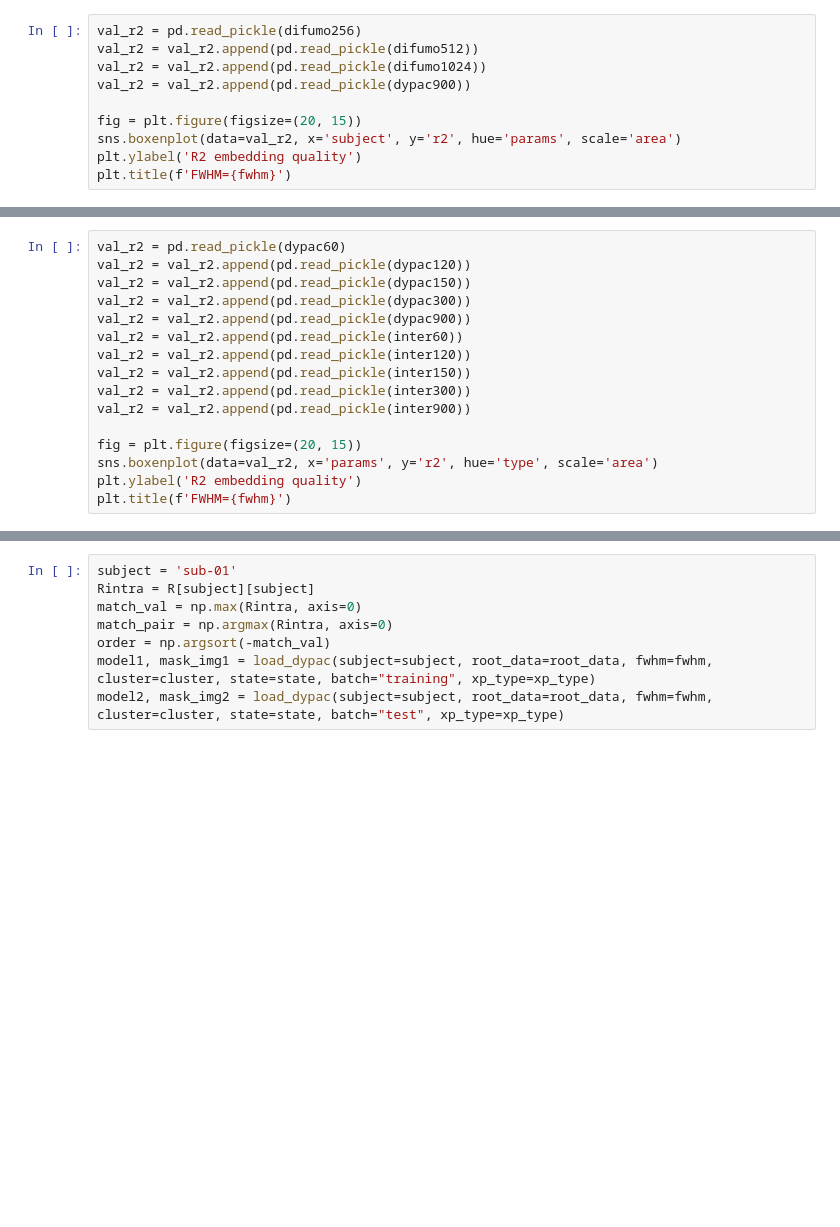
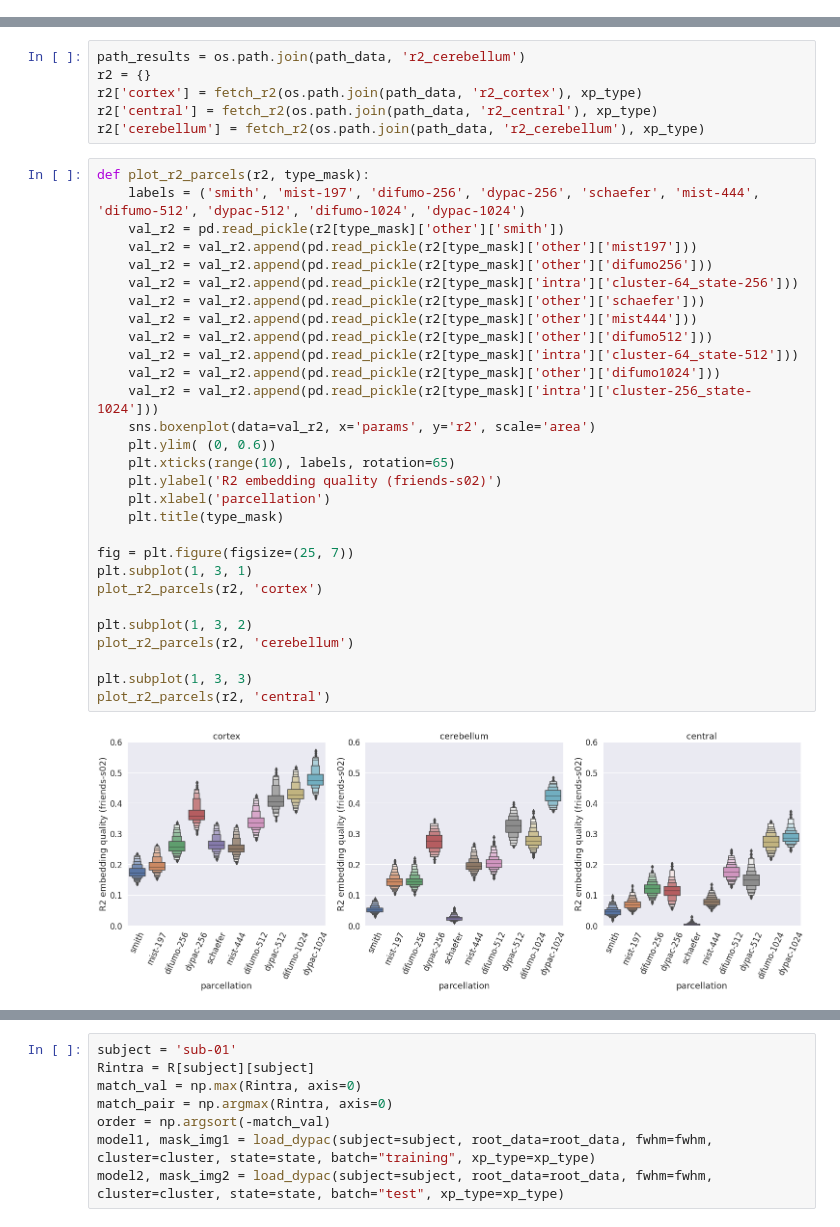
Before and after one commit to courtois-neuromod/cneuromod_embeddings, a Jupyter notebook: cneuromod_embeddings/friends-s02_all_experiments.ipynb, the cells around one changed output, grey strips where cells are left out. Saved outputs shown, nothing was run; the diff lists cells and outputs as text; blank space fills up the shorter version.

```diff
--- a/cneuromod_embeddings/friends-s02_all_experiments.ipynb
+++ b/cneuromod_embeddings/friends-s02_all_experiments.ipynb
@@ -165,10 +2,0 @@ smith70 = os.path.join(path_results, f'r2_fwhm-smith_fwhm-{fwhm}.p')
-# %%
-val_r2 = pd.read_pickle(difumo256)
-val_r2 = val_r2.append(pd.read_pickle(difumo512))
-val_r2 = val_r2.append(pd.read_pickle(difumo1024))
-val_r2 = val_r2.append(pd.read_pickle(dypac900))
-
-fig = plt.figure(figsize=(20, 15))
-sns.boxenplot(data=val_r2, x='subject', y='r2', hue='params', scale='area')
-plt.ylabel('R2 embedding quality')
-plt.title(f'FWHM={fwhm}')
@@ -175,16 +21,37 @@ plt.title(f'FWHM={fwhm}')
+# %%
+path_results = os.path.join(path_data, 'r2_cerebellum')
+r2 = {}
+r2['cortex'] = fetch_r2(os.path.join(path_data, 'r2_cortex'), xp_type)
+r2['central'] = fetch_r2(os.path.join(path_data, 'r2_central'), xp_type)
+r2['cerebellum'] = fetch_r2(os.path.join(path_data, 'r2_cerebellum'), xp_type)
 # %%
-val_r2 = pd.read_pickle(dypac60)
-val_r2 = val_r2.append(pd.read_pickle(dypac120))
-val_r2 = val_r2.append(pd.read_pickle(dypac150))
-val_r2 = val_r2.append(pd.read_pickle(dypac300))
-val_r2 = val_r2.append(pd.read_pickle(dypac900))
-val_r2 = val_r2.append(pd.read_pickle(inter60))
-val_r2 = val_r2.append(pd.read_pickle(inter120))
-val_r2 = val_r2.append(pd.read_pickle(inter150))
-val_r2 = val_r2.append(pd.read_pickle(inter300))
-val_r2 = val_r2.append(pd.read_pickle(inter900))
+def plot_r2_parcels(r2, type_mask):
+    labels = ('smith', 'mist-197', 'difumo-256', 'dypac-256', 'schaefer', 'mist-444', 'difumo-512', 'dypac-512', 'difumo-1024', 'dypac-1024')
+    val_r2 = pd.read_pickle(r2[type_mask]['other']['smith'])
+    val_r2 = val_r2.append(pd.read_pickle(r2[type_mask]['other']['mist197']))
+    val_r2 = val_r2.append(pd.read_pickle(r2[type_mask]['other']['difumo256']))
+    val_r2 = val_r2.append(pd.read_pickle(r2[type_mask]['intra']['cluster-64_state-256']))
+    val_r2 = val_r2.append(pd.read_pickle(r2[type_mask]['other']['schaefer']))
+    val_r2 = val_r2.append(pd.read_pickle(r2[type_mask]['other']['mist444']))
+    val_r2 = val_r2.append(pd.read_pickle(r2[type_mask]['other']['difumo512']))
+    val_r2 = val_r2.append(pd.read_pickle(r2[type_mask]['intra']['cluster-64_state-512']))
+    val_r2 = val_r2.append(pd.read_pickle(r2[type_mask]['other']['difumo1024']))
+    val_r2 = val_r2.append(pd.read_pickle(r2[type_mask]['intra']['cluster-256_state-1024']))
+    sns.boxenplot(data=val_r2, x='params', y='r2', scale='area')
+    plt.ylim( (0, 0.6))
+    plt.xticks(range(10), labels, rotation=65)
+    plt.ylabel('R2 embedding quality (friends-s02)')
+    plt.xlabel('parcellation')
+    plt.title(type_mask)
 
-fig = plt.figure(figsize=(20, 15))
-sns.boxenplot(data=val_r2, x='params', y='r2', hue='type', scale='area')
-plt.ylabel('R2 embedding quality')
-plt.title(f'FWHM={fwhm}')
+fig = plt.figure(figsize=(25, 7))
+plt.subplot(1, 3, 1)
+plot_r2_parcels(r2, 'cortex')
+
+plt.subplot(1, 3, 2)
+plot_r2_parcels(r2, 'cerebellum')
+
+plt.subplot(1, 3, 3)
+plot_r2_parcels(r2, 'central')
+# %% [output]
+[figure, added]
```
Also changed, not shown: parts of 28 cells of this notebook, 4 other files.
